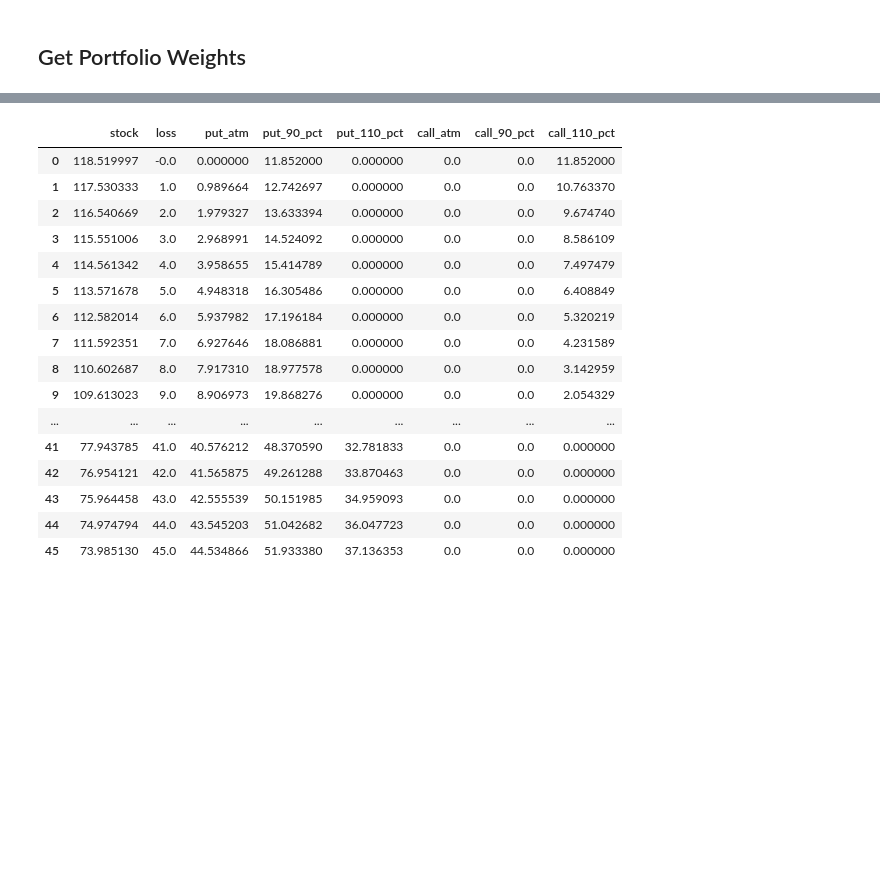
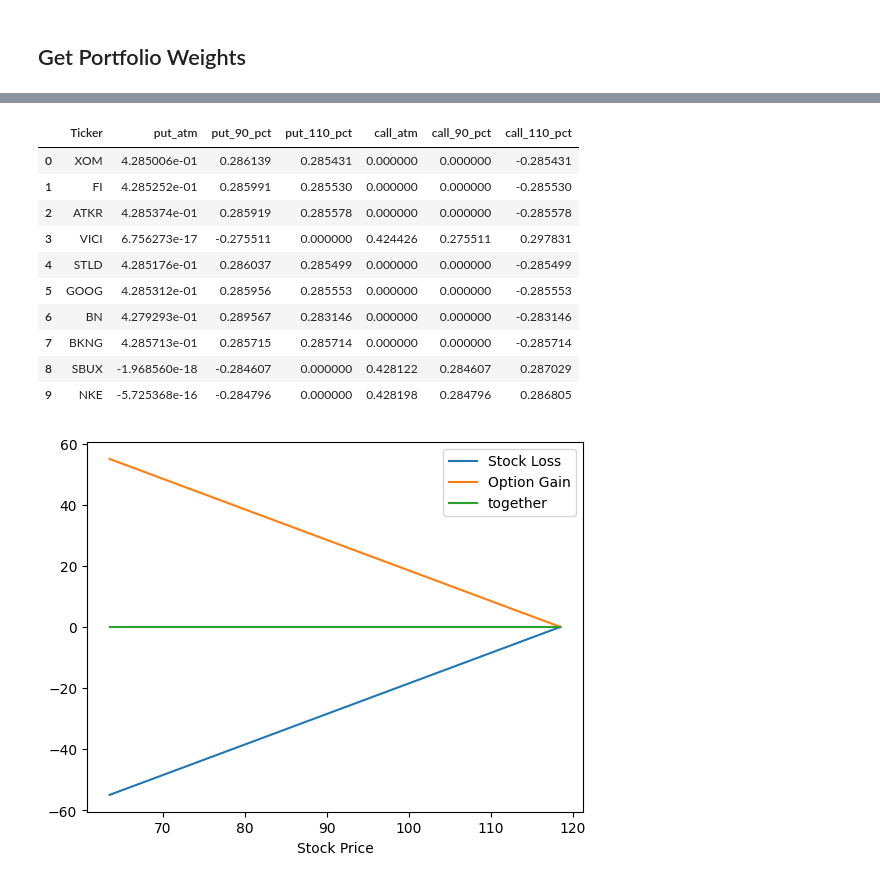
Before and after one commit to wlester3/Equity_Options_Port_Optimization, a Jupyter notebook: option_hedging.ipynb, the cells around one changed output, grey strips where cells are left out. Saved outputs shown, nothing was run; the diff lists cells and outputs as text; code cells hidden in the pictures; blank space fills up the shorter version.

Commit message:
Finished up option hedging

```diff
--- a/option_hedging.ipynb
+++ b/option_hedging.ipynb
@@ -185,5 +127,9 @@ strong multicollinearity problems or that the design matrix is singular.
 # %%
 def hedge_downside(stock_df, stocks, weights, strike_pcts):
+    """
+    Returns how many of each put you should but for $1 in the position, taking into account long/short
+    """
+    option_list = []
     for stock in stocks:
         long = weight_dict[stock] >0.0  # If we are long the stock
         S0 = stock_df[stock][-1]
@@ -194,31 +140,61 @@ def hedge_downside(stock_df, stocks, weights, strike_pcts):
             sim_min = np.min(gpc_gbm[:,-1])  # Get minimum value of stock from sim
             max_loss = round(sim_min - S0)
             loss = np.linspace(0,max_loss,abs(max_loss)+1)  # max loss to 0 by 1
-            stock_price = np.linspace(S0,sim_min,abs(max_loss)+1)  # stock prices for same loss
+            stock_price = S0 + loss # stock prices for same loss
             portfolio_value = pd.DataFrame({'stock':stock_price, 'loss':loss*-1})
         else:
             sim_max = np.max(gpc_gbm[:,-1])  # Get minimum value of stock from sim
             max_loss = round(S0 - sim_max)
             loss = np.linspace(0,max_loss,abs(max_loss)+1)  # max loss to 0 by 1
-            stock_price = np.linspace(S0,sim_max,abs(max_loss)+1)  # stock prices for same loss
+            stock_price = S0 - loss  # stock prices for same loss
             portfolio_value = pd.DataFrame({'stock':stock_price, 'loss':loss*-1})
+
+        portfolio_value['put_atm'] = np.maximum(S0 - portfolio_value['stock'],0)
+        portfolio_value['put_90_pct'] = np.maximum(S0 - portfolio_value['stock']*0.9,0)
+        portfolio_value['put_110_pct'] = np.maximum(S0 - portfolio_value['stock']*1.1,0)
+        portfolio_value['call_atm'] = np.maximum(portfolio_value['stock']-S0,0)
+        portfolio_value['call_90_pct'] = np.maximum(portfolio_value['stock']*0.9 - S0,0)
+        portfolio_value['call_110_pct'] = np.maximum(portfolio_value['stock']*1.1 - S0,0)
+
+        y, X = patsy.dmatrices('loss ~ put_atm + put_90_pct + put_110_pct + call_atm + call_90_pct + call_110_pct', portfolio_value)
+        linear_model = sm.OLS(y, X)
+        results = linear_model.fit()
+        option_list.append([stock] + list(results.params[1:]))
+
+        if stock == 'XOM':
+            port_val = portfolio_value.copy()
+            port_val['put_atm'] = port_val['put_atm'] * results.params[1]
+            port_val['put_90_pct'] = port_val['put_90_pct']* results.params[2]
+            port_val['put_110_pct'] = port_val['put_110_pct'] * results.params[3]
+            port_val['call_atm'] = port_val['call_atm'] * results.params[4]
+            port_val['call_90_pct'] = port_val['call_90_pct'] * results.params[5]
+            port_val['call_110_pct'] = port_val['call_110_pct'] * results.params[6]
+            port_val['option_total'] = port_val['put_atm'] + port_val['put_90_pct'] + port_val['put_110_pct'] + port_val['call_atm']
+            port_val['option_total'] = port_val['option_total'] + port_val['call_90_pct'] + port_val['call_110_pct']
+            port_val['together'] = port_val['option_total'] + port_val['loss'] * -1
+            plt.plot(port_val['stock'], port_val['loss'] * -1)
+            plt.plot(port_val['stock'], port_val['option_total'])
+            plt.plot(port_val['stock'], port_val['together'])
+            plt.xlabel('Stock Price')
+            plt.legend(['Stock Loss', 'Option Gain', 'together'])
+
+    df = pd.DataFrame(option_list, columns=['Ticker', 'put_atm', 'put_90_pct', 'put_110_pct', 'call_atm', 'call_90_pct', 'call_110_pct'])
+
+    return df
 # %%
-portfolio_value
+tickers = ['XOM','FI','ATKR','VICI','STLD','GOOG','BN','BKNG','SBUX','NKE']
+strike_pcts = [0.9, 1, 1.1]
+hedge_downside(stock_df, tickers, weight_dict, strike_pcts)
 # %% [output]
-|  | stock | loss | put_atm | put_90_pct | put_110_pct | call_atm | call_90_pct | call_110_pct |
-| 0 | 118.519997 | -0.0 | 0.000000 | 11.852000 | 0.000000 | 0.0 | 0.0 | 11.852000 |
-| 1 | 117.530333 | 1.0 | 0.989664 | 12.742697 | 0.000000 | 0.0 | 0.0 | 10.763370 |
-| 2 | 116.540669 | 2.0 | 1.979327 | 13.633394 | 0.000000 | 0.0 | 0.0 | 9.674740 |
-| 3 | 115.551006 | 3.0 | 2.968991 | 14.524092 | 0.000000 | 0.0 | 0.0 | 8.586109 |
-| 4 | 114.561342 | 4.0 | 3.958655 | 15.414789 | 0.000000 | 0.0 | 0.0 | 7.497479 |
-| 5 | 113.571678 | 5.0 | 4.948318 | 16.305486 | 0.000000 | 0.0 | 0.0 | 6.408849 |
-| 6 | 112.582014 | 6.0 | 5.937982 | 17.196184 | 0.000000 | 0.0 | 0.0 | 5.320219 |
-| 7 | 111.592351 | 7.0 | 6.927646 | 18.086881 | 0.000000 | 0.0 | 0.0 | 4.231589 |
-| 8 | 110.602687 | 8.0 | 7.917310 | 18.977578 | 0.000000 | 0.0 | 0.0 | 3.142959 |
-| 9 | 109.613023 | 9.0 | 8.906973 | 19.868276 | 0.000000 | 0.0 | 0.0 | 2.054329 |
-| ... | ... | ... | ... | ... | ... | ... | ... | ... |
-| 41 | 77.943785 | 41.0 | 40.576212 | 48.370590 | 32.781833 | 0.0 | 0.0 | 0.000000 |
-| 42 | 76.954121 | 42.0 | 41.565875 | 49.261288 | 33.870463 | 0.0 | 0.0 | 0.000000 |
-| 43 | 75.964458 | 43.0 | 42.555539 | 50.151985 | 34.959093 | 0.0 | 0.0 | 0.000000 |
-| 44 | 74.974794 | 44.0 | 43.545203 | 51.042682 | 36.047723 | 0.0 | 0.0 | 0.000000 |
-| 45 | 73.985130 | 45.0 | 44.534866 | 51.933380 | 37.136353 | 0.0 | 0.0 | 0.000000 |
+|  | Ticker | put_atm | put_90_pct | put_110_pct | call_atm | call_90_pct | call_110_pct |
+| 0 | XOM | 4.285006e-01 | 0.286139 | 0.285431 | 0.000000 | 0.000000 | -0.285431 |
+| 1 | FI | 4.285252e-01 | 0.285991 | 0.285530 | 0.000000 | 0.000000 | -0.285530 |
+| 2 | ATKR | 4.285374e-01 | 0.285919 | 0.285578 | 0.000000 | 0.000000 | -0.285578 |
+| 3 | VICI | 6.756273e-17 | -0.275511 | 0.000000 | 0.424426 | 0.275511 | 0.297831 |
+| 4 | STLD | 4.285176e-01 | 0.286037 | 0.285499 | 0.000000 | 0.000000 | -0.285499 |
+| 5 | GOOG | 4.285312e-01 | 0.285956 | 0.285553 | 0.000000 | 0.000000 | -0.285553 |
+| 6 | BN | 4.279293e-01 | 0.289567 | 0.283146 | 0.000000 | 0.000000 | -0.283146 |
+| 7 | BKNG | 4.285713e-01 | 0.285715 | 0.285714 | 0.000000 | 0.000000 | -0.285714 |
+| 8 | SBUX | -1.968560e-18 | -0.284607 | 0.000000 | 0.428122 | 0.284607 | 0.287029 |
+| 9 | NKE | -5.725368e-16 | -0.284796 | 0.000000 | 0.428198 | 0.284796 | 0.286805 |
+[figure, added]
```
Also changed, not shown: parts of 11 cells of this notebook.
